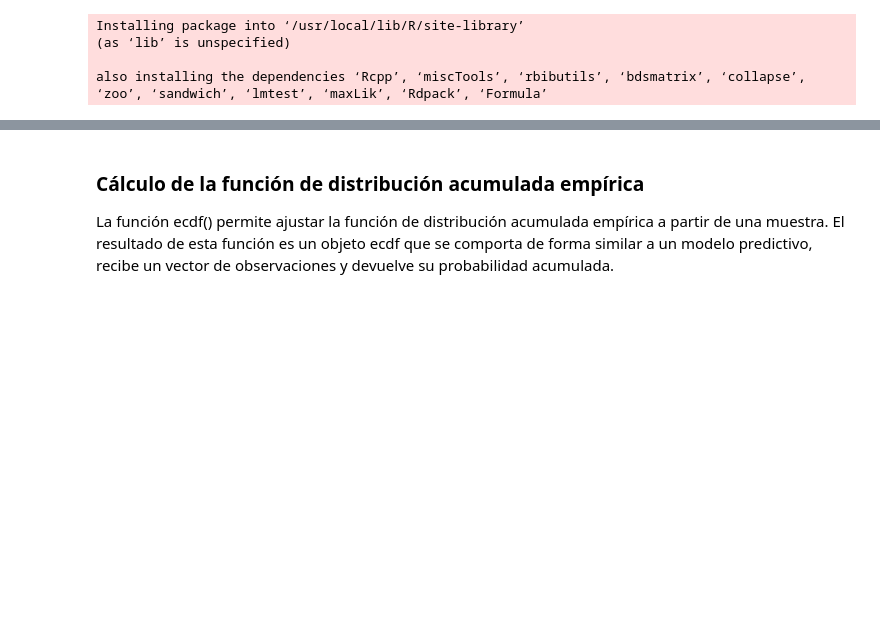
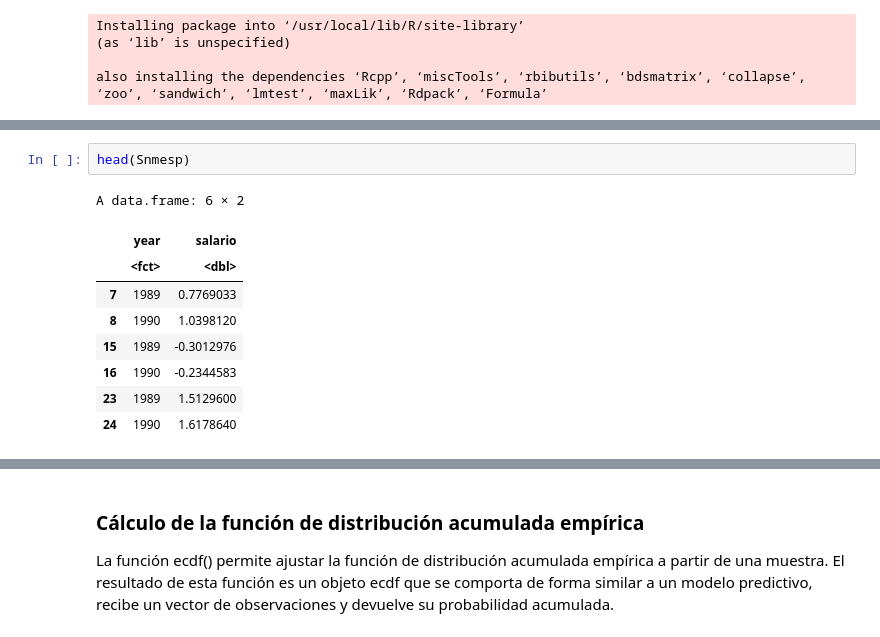
Before and after one commit to jazaineam1/nopara, a Jupyter notebook: Cuadernos/Kolmogorov_Smirnov.ipynb, the cells around one changed output, grey strips where cells are left out. Drawn from its saved outputs; the diff is of its cells as text; blank space fills up the shorter version.

```diff
--- a/Cuadernos/Kolmogorov_Smirnov.ipynb
+++ b/Cuadernos/Kolmogorov_Smirnov.ipynb
@@ -48 +56,13 @@ also installing the dependencies ‘Rcpp’, ‘miscTools’, ‘rbibutils’,
+# %%
+head(Snmesp)
+# %% [output]
+A data.frame: 6 × 2
+|  | year | salario |
+|  | <fct> | <dbl> |
+| 7 | 1989 | 0.7769033 |
+| 8 | 1990 | 1.0398120 |
+| 15 | 1989 | -0.3012976 |
+| 16 | 1990 | -0.2344583 |
+| 23 | 1989 | 1.5129600 |
+| 24 | 1990 | 1.6178640 |
 # %%
```
Also changed, not shown: parts of 12 cells of this notebook.
